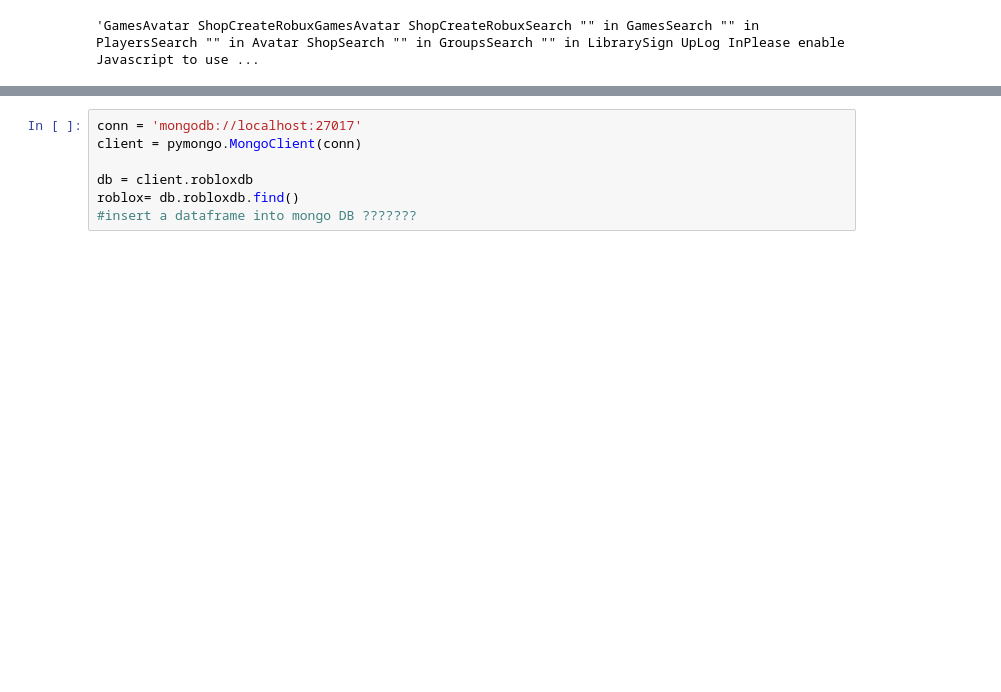
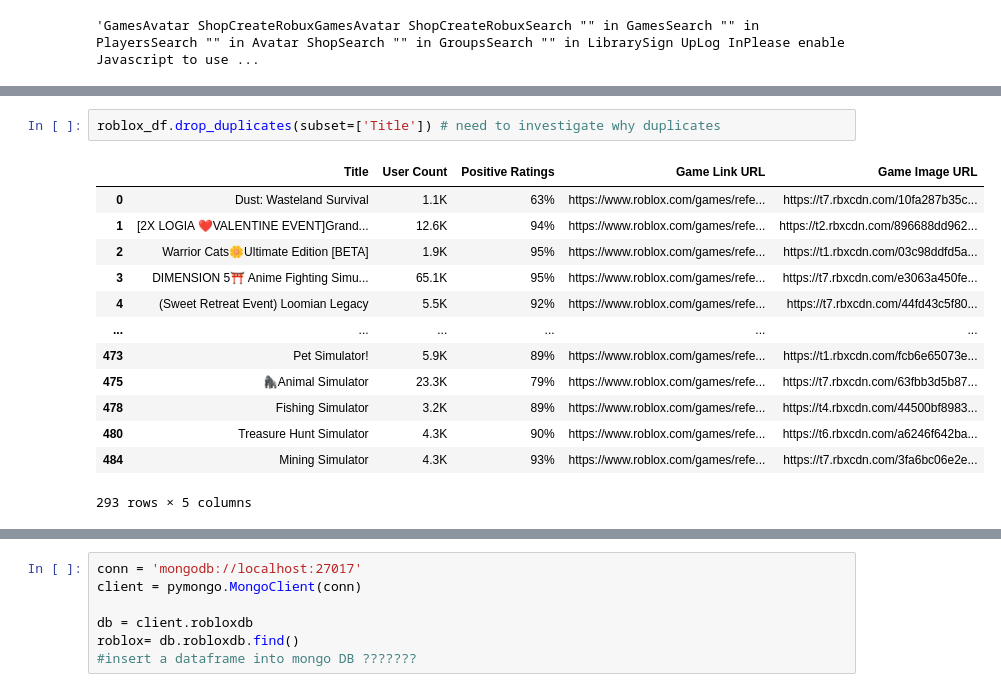
Before and after one commit to swatskool/etl-project-roblox, a Jupyter notebook: combined.ipynb, the cells around one changed output, grey strips where cells are left out. Drawn from its saved outputs; the diff is of its cells as text; blank space fills up the shorter version.

```diff
--- a/combined.ipynb
+++ b/combined.ipynb
@@ -103,3 +119,19 @@ roblox_df
+# %%
+roblox_df.drop_duplicates(subset=['Title']) # need to investigate why duplicates
+# %% [output]
+|  | Title | User Count | Positive Ratings | Game Link URL | Game Image URL |
+| 0 | Dust: Wasteland Survival | 1.1K | 63% | https://www.roblox.com/games/refe... | https://t7.rbxcdn.com/10fa287b35c... |
+| 1 | [2X LOGIA ❤️VALENTINE EVENT]Grand... | 12.6K | 94% | https://www.roblox.com/games/refe... | https://t2.rbxcdn.com/896688dd962... |
+| 2 | Warrior Cats🌼Ultimate Edition [BETA] | 1.9K | 95% | https://www.roblox.com/games/refe... | https://t1.rbxcdn.com/03c98ddfd5a... |
+| 3 | DIMENSION 5⛩️ Anime Fighting Simu... | 65.1K | 95% | https://www.roblox.com/games/refe... | https://t7.rbxcdn.com/e3063a450fe... |
+| 4 | (Sweet Retreat Event) Loomian Legacy | 5.5K | 92% | https://www.roblox.com/games/refe... | https://t7.rbxcdn.com/44fd43c5f80... |
+| ... | ... | ... | ... | ... | ... |
+| 473 | Pet Simulator! | 5.9K | 89% | https://www.roblox.com/games/refe... | https://t1.rbxcdn.com/fcb6e65073e... |
+| 475 | 🦍Animal Simulator | 23.3K | 79% | https://www.roblox.com/games/refe... | https://t7.rbxcdn.com/63fbb3d5b87... |
+| 478 | Fishing Simulator | 3.2K | 89% | https://www.roblox.com/games/refe... | https://t4.rbxcdn.com/44500bf8983... |
+| 480 | Treasure Hunt Simulator | 4.3K | 90% | https://www.roblox.com/games/refe... | https://t6.rbxcdn.com/a6246f642ba... |
+| 484 | Mining Simulator | 4.3K | 93% | https://www.roblox.com/games/refe... | https://t7.rbxcdn.com/3fa6bc06e2e... |
+293 rows × 5 columns
 # %%
 #manipulate %
 roblox_df['Positive Ratings'] = list(map(lambda x: x[:-1], roblox_df['Positive Ratings'].values))
```
Also changed, not shown: parts of 16 cells of this notebook.
